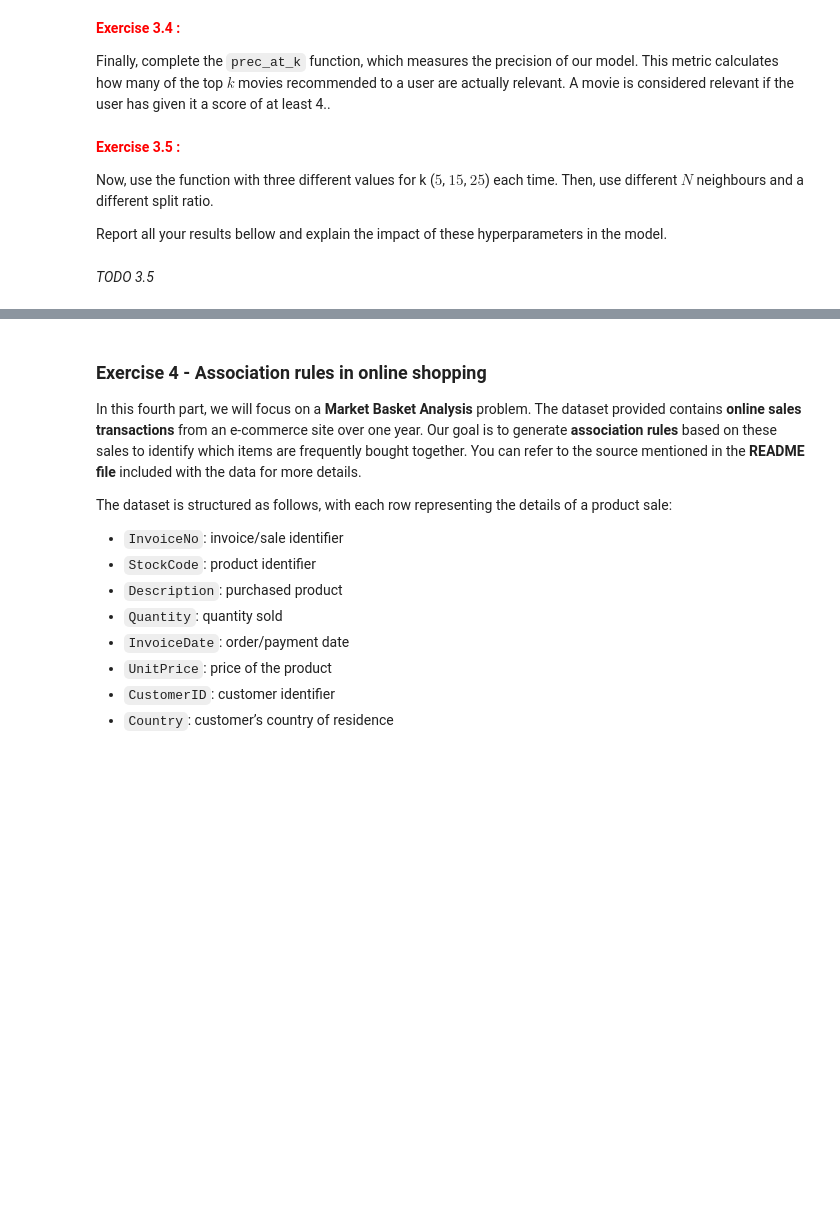
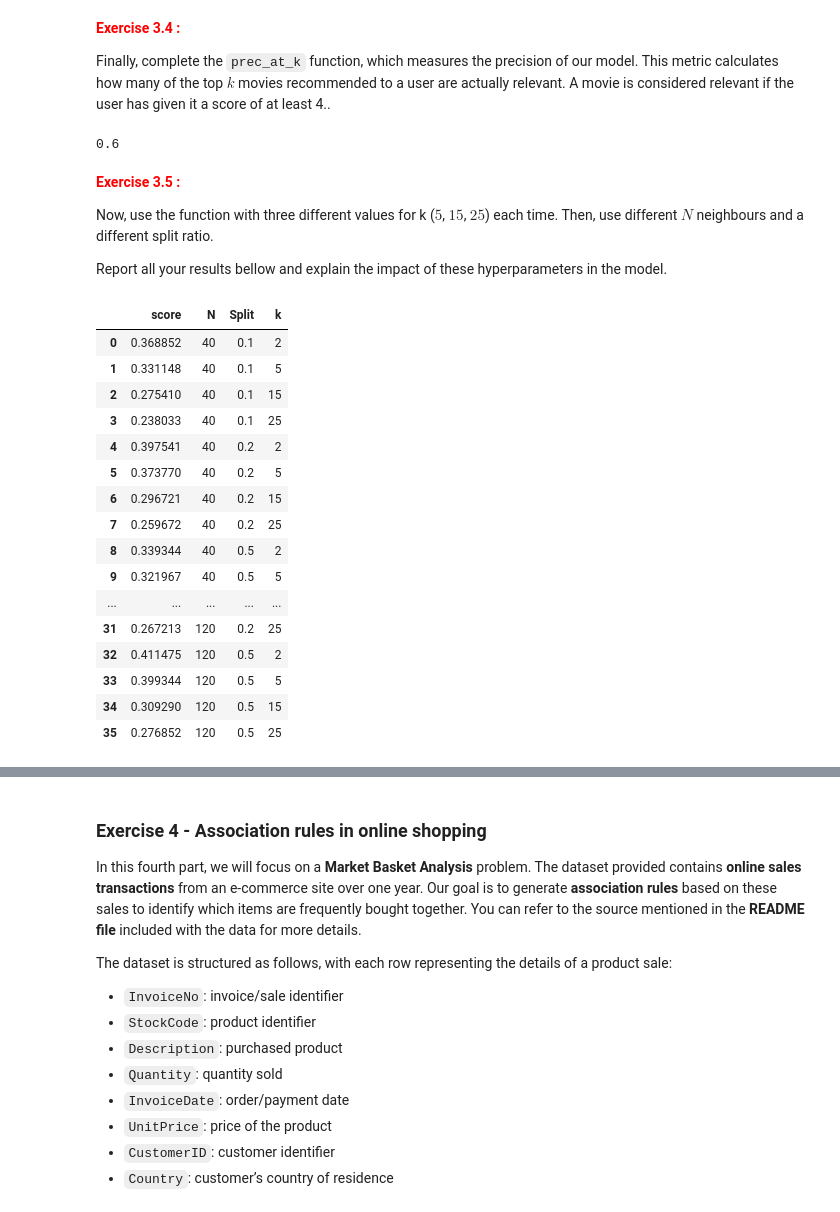
Before and after one commit to kylianmanzini/MA_WEM_Labo2, a Jupyter notebook: Labo2_DataAnalysis_WEM.ipynb, the cells around one changed output, grey strips where cells are left out. Saved outputs shown, nothing was run; the diff lists cells and outputs as text; code cells hidden in the pictures; blank space fills up the shorter version.

```diff
--- a/Labo2_DataAnalysis_WEM.ipynb
+++ b/Labo2_DataAnalysis_WEM.ipynb
@@ -352,3 +454,10 @@ def prec_at_k(Y_pred, user_item_matrix, k):
+# %%
+user_id = 10
+pred = predict(movie_test.iloc[user_id], user_item_matrix, knn)
+
+prec_at_k(pred, movie_test.iloc[user_id], 5)
+# %% [output]
+0.6
 # %% [markdown]
 <p style='color:red;font-weight:bold'>Exercise 3.5 :</p>
 
@@ -360,2 +466,0 @@ Report all your results bellow and explain the impact of these hyperparameters i
-# %% [markdown]
-*TODO 3.5*
@@ -361,0 +502,21 @@ Report all your results bellow and explain the impact of these hyperparameters i
+# %%
+df_result = pd.read_csv('result_e3.csv')
+df_result
+# %% [output]
+|  | score | N | Split | k |
+| 0 | 0.368852 | 40 | 0.1 | 2 |
+| 1 | 0.331148 | 40 | 0.1 | 5 |
+| 2 | 0.275410 | 40 | 0.1 | 15 |
+| 3 | 0.238033 | 40 | 0.1 | 25 |
+| 4 | 0.397541 | 40 | 0.2 | 2 |
+| 5 | 0.373770 | 40 | 0.2 | 5 |
+| 6 | 0.296721 | 40 | 0.2 | 15 |
+| 7 | 0.259672 | 40 | 0.2 | 25 |
+| 8 | 0.339344 | 40 | 0.5 | 2 |
+| 9 | 0.321967 | 40 | 0.5 | 5 |
+| ... | ... | ... | ... | ... |
+| 31 | 0.267213 | 120 | 0.2 | 25 |
+| 32 | 0.411475 | 120 | 0.5 | 2 |
+| 33 | 0.399344 | 120 | 0.5 | 5 |
+| 34 | 0.309290 | 120 | 0.5 | 15 |
+| 35 | 0.276852 | 120 | 0.5 | 25 |
```
Also changed, not shown: parts of 15 cells of this notebook, 1 other file.
